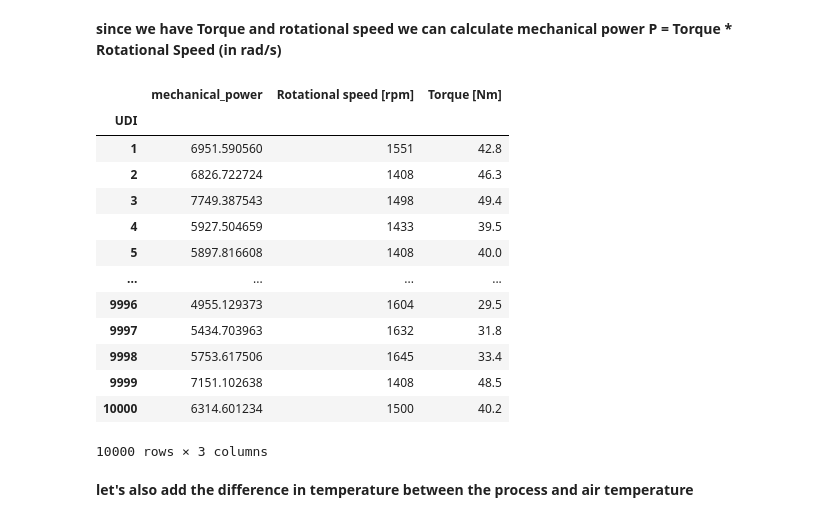
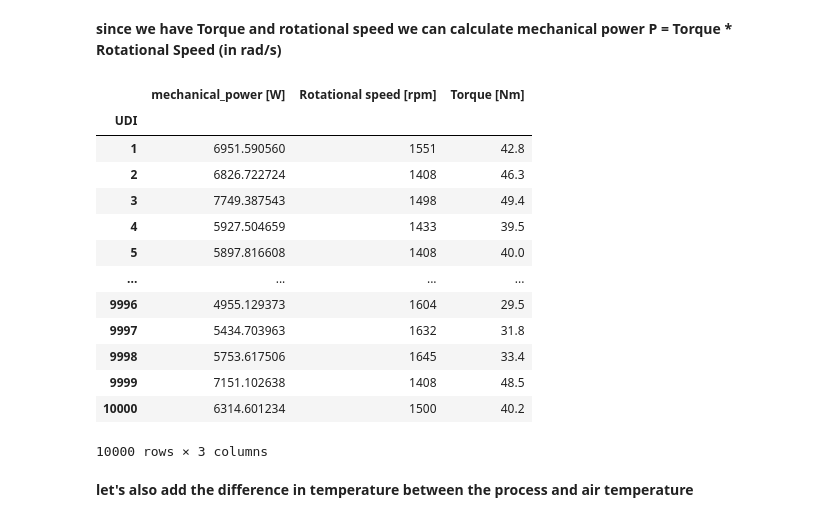
Before and after one commit to gabriel04100/predictive_maintenance, a Jupyter notebook: eda.ipynb, the cells around one changed output. Cells and saved outputs as stored; diff of their text form; code cells hidden in the pictures.

```diff
--- a/eda.ipynb
+++ b/eda.ipynb
@@ -87,9 +87,9 @@ P = Torque * Rotational Speed (in rad/s)**
 # %%
 df = calculate_mechanical_power(df, speed_column="Rotational speed [rpm]", torque_column="Torque [Nm]")
 # %%
-df[["mechanical_power","Rotational speed [rpm]","Torque [Nm]"]]
+df[["mechanical_power [W]","Rotational speed [rpm]","Torque [Nm]"]]
 # %% [output]
-|  | mechanical_power | Rotational speed [rpm] | Torque [Nm] |
+|  | mechanical_power [W] | Rotational speed [rpm] | Torque [Nm] |
 | UDI |  |  |  |
 | 1 | 6951.590560 | 1551 | 42.8 |
 | 2 | 6826.722724 | 1408 | 46.3 |
```
Also changed, not shown: parts of 21 cells of this notebook, 3 other files.
